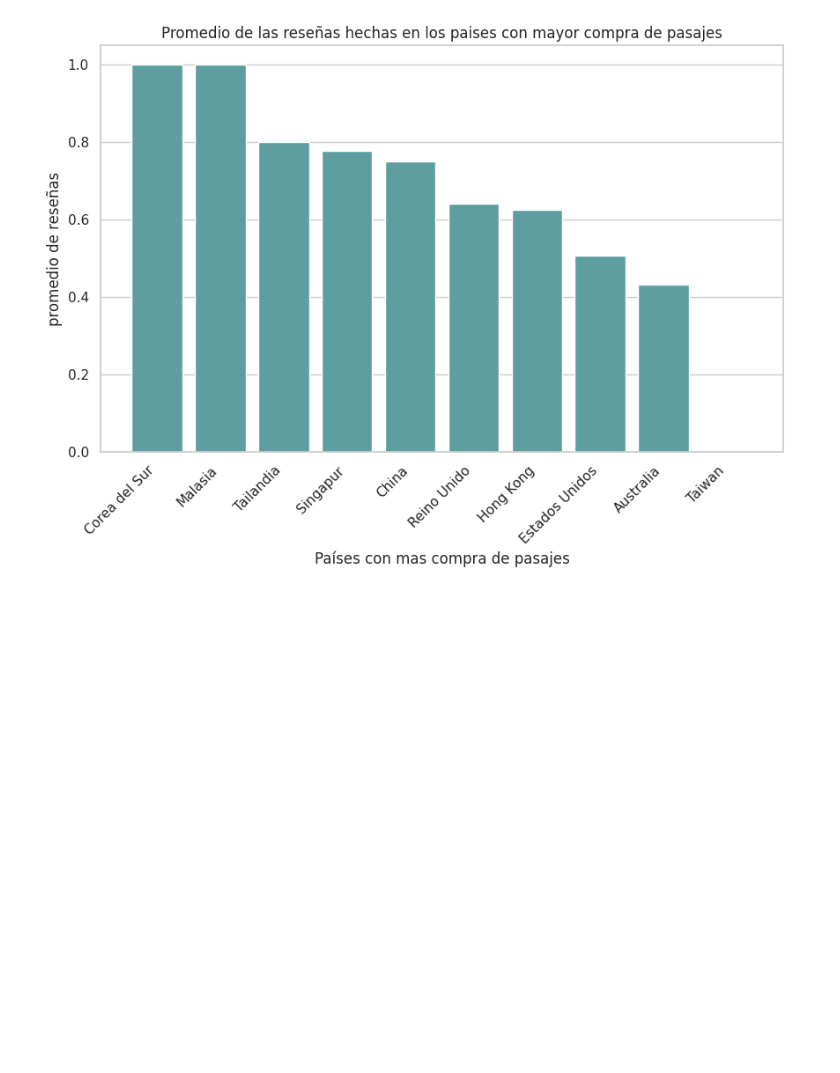
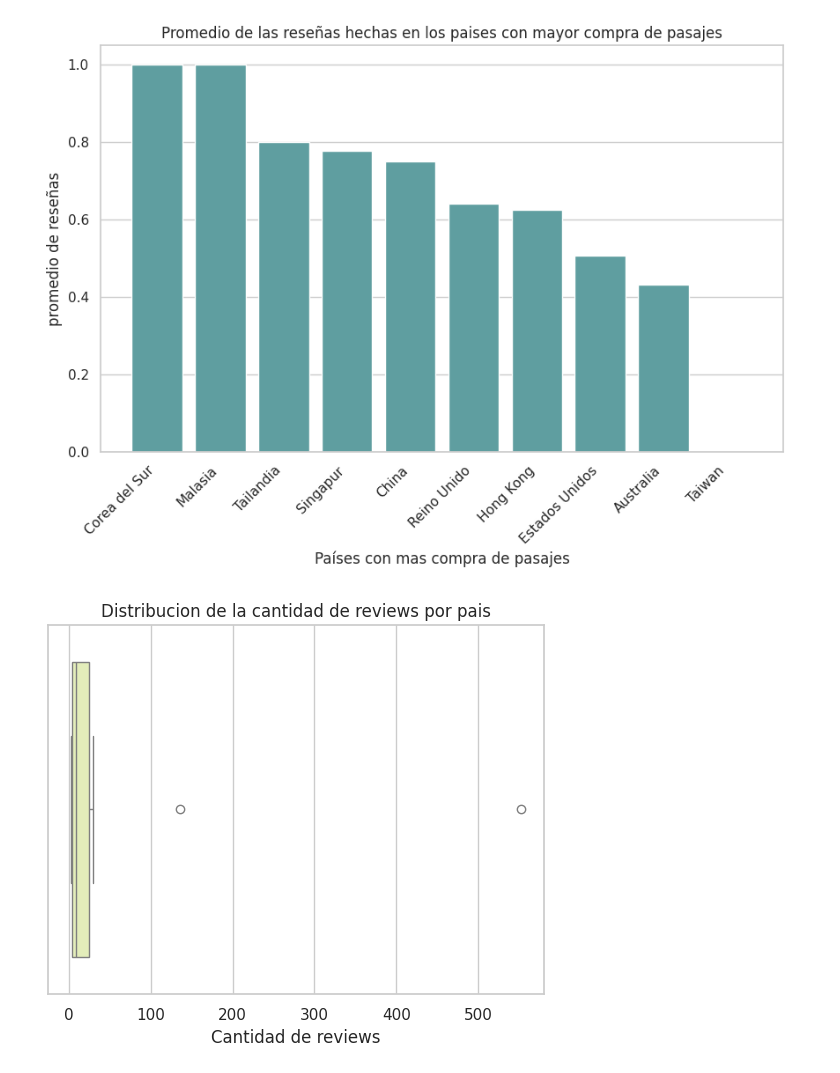
Before and after one commit to BeltranMal/tp1_orga_de_datos, a Jupyter notebook: Hipotesis_2,_3,4,5_6.ipynb, the cells around one changed output. Cells and saved outputs as stored; diff of their text form; code cells hidden in the pictures; blank space fills up the shorter version.

```diff
--- a/Hipotesis_2,_3,4,5_6.ipynb
+++ b/Hipotesis_2,_3,4,5_6.ipynb
@@ -345,7 +365,7 @@ opiniones = opiniones.map(lambda x: re.sub(r"[^\w\s]", "", x))
 opiniones = opiniones.map(lambda x: x.lower())
 opiniones = opiniones.map(lambda x: word_tokenize(x))
 # %%
-stop_words = list(stopwords.words("english"))
+stop_words = set(stopwords.words("english"))
 lemma = WordNetLemmatizer()
 def lemmatizar_palabras_validas(reviews):
   reseñas_limpias = []
@@ -372,8 +392,11 @@ satisfaccion_cliente = satisfaccion_cliente.loc[satisfaccion_cliente.sentimiento
 # %%
 #explciar prueba error
 #https://github.com/julietamponti/TP1-OrganizacionDeDatos/blob/main/Punto%201%20-%20Pandas/3%C2%B0)%20Consigna%2017%20.ipynb
+# %%
+cantidad_reviews_pais = satisfaccion_cliente["country"].value_counts()
+satisfaccion_cliente["cantidad_reviews"] = satisfaccion_cliente["country"].map(cantidad_reviews_pais)
 # %%
-sentimiento_paises = satisfaccion_cliente.groupby("country").agg({"sentimiento":"mean"})
+sentimiento_paises = satisfaccion_cliente.groupby("country").agg({"sentimiento":"mean", "cantidad_reviews": "max"})
 sentimiento_paises = sentimiento_paises.sort_values("sentimiento", ascending=False)
 # %%
 plt.figure(figsize=(10, 6))
@@ -410,0 +419,13 @@ satisfaccion_cliente
+# %%
+boxplot = sns.boxplot(x=sentimiento_paises["cantidad_reviews"])
+boxplot.set_title("Distribucion de la cantidad de reviews por pais")
+boxplot.set_xlabel("Cantidad de reviews")
+plt.show()
+
+primer_cuartil = sentimiento_paises["cantidad_reviews"].quantile(0.25)
+tercer_cuartil = sentimiento_paises["cantidad_reviews"].quantile(0.75)
+rnago_intercuartilico = tercer_cuartil - primer_cuartil
+
+outliers = sentimiento_paises["cantidad_reviews"][(sentimiento_paises["cantidad_reviews"] > (tercer_cuartil + 0.5 * rnago_intercuartilico))]
+# %% [output]
+[figure, added]
```
Also changed, not shown: parts of 15 cells of this notebook.
